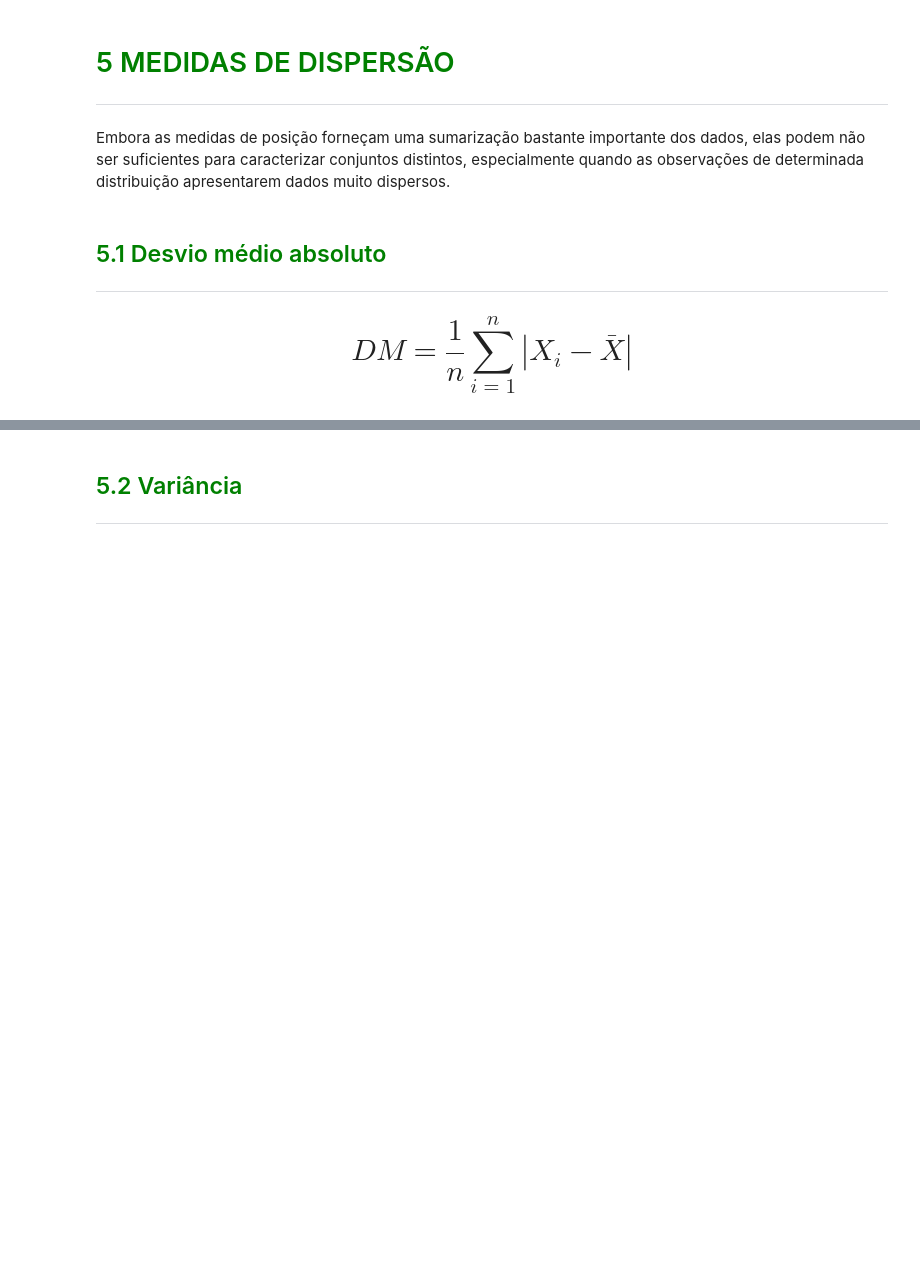
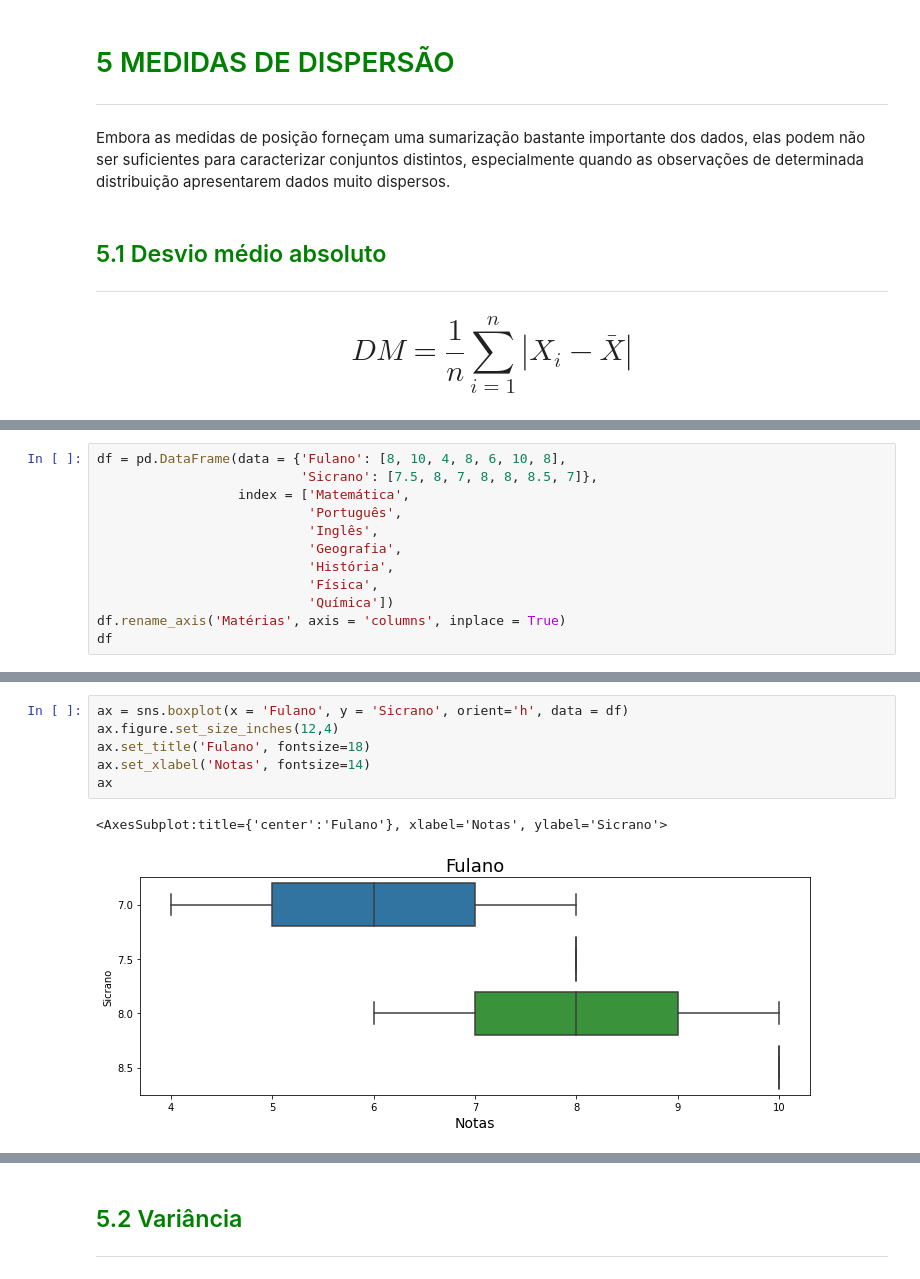
Before and after one commit to Caiocof/Estatistica_Python_01, a Jupyter notebook: Dados/Curso_de_Estatística_Parte_1.ipynb, the cells around one changed output, grey strips where cells are left out. Saved outputs shown, nothing was run; the diff lists cells and outputs as text; blank space fills up the shorter version.

```diff
--- a/Dados/Curso_de_Estatística_Parte_1.ipynb
+++ b/Dados/Curso_de_Estatística_Parte_1.ipynb
@@ -982,0 +1050,12 @@ Embora as medidas de posição forneçam uma sumarização bastante importante d
+# %%
+df = pd.DataFrame(data = {'Fulano': [8, 10, 4, 8, 6, 10, 8],
+                          'Sicrano': [7.5, 8, 7, 8, 8, 8.5, 7]},
+                  index = ['Matemática',
+                           'Português',
+                           'Inglês',
+                           'Geografia',
+                           'História',
+                           'Física',
+                           'Química'])
+df.rename_axis('Matérias', axis = 'columns', inplace = True)
+df
@@ -982,0 +1071,9 @@ Embora as medidas de posição forneçam uma sumarização bastante importante d
+# %%
+ax = sns.boxplot(x = 'Fulano', y = 'Sicrano', orient='h', data = df)
+ax.figure.set_size_inches(12,4)
+ax.set_title('Fulano', fontsize=18)
+ax.set_xlabel('Notas', fontsize=14)
+ax
+# %% [output]
+<AxesSubplot:title={'center':'Fulano'}, xlabel='Notas', ylabel='Sicrano'>
+[figure, added]
```
Also changed, not shown: parts of 9 cells of this notebook.
